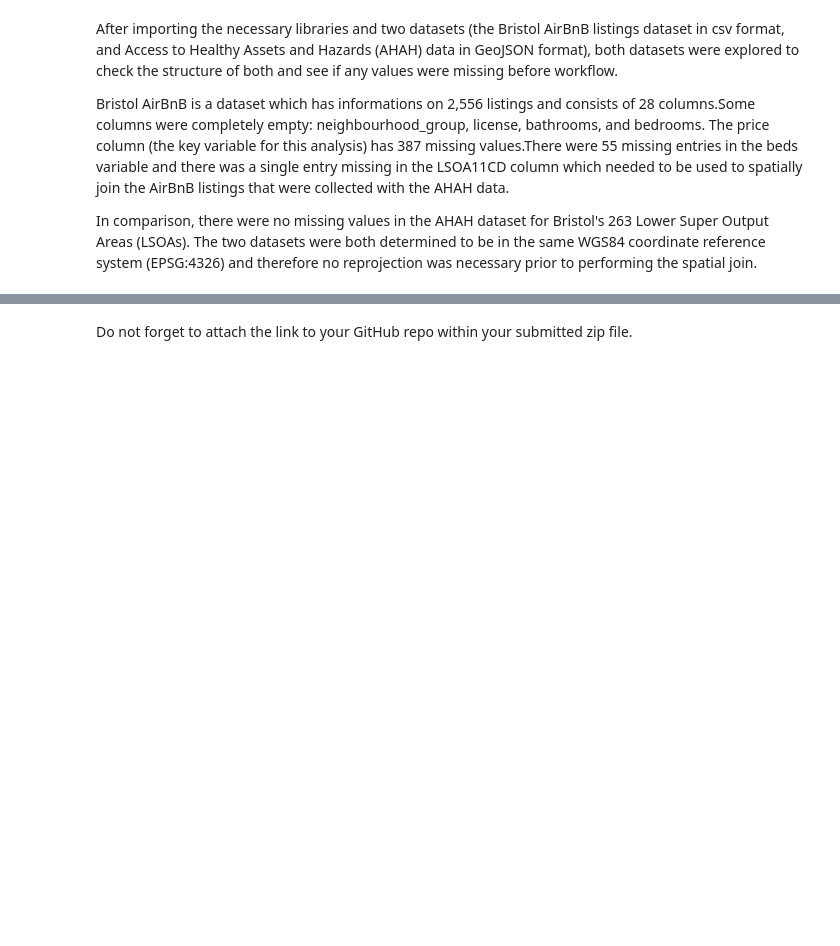
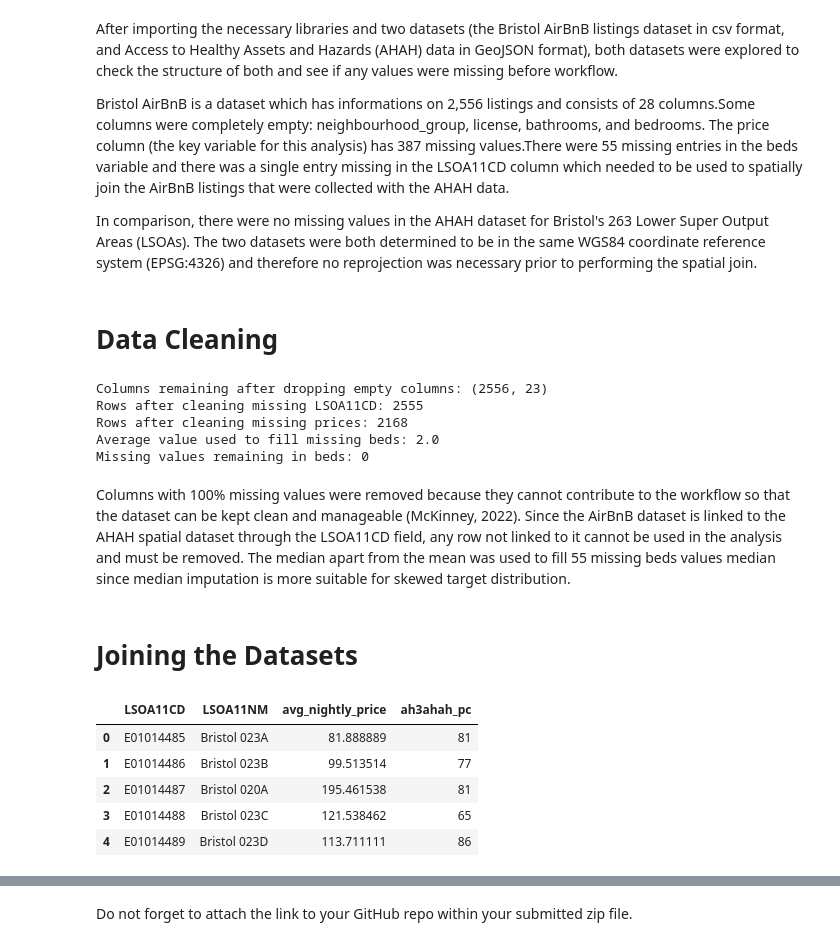
Before and after one commit to deeptanghosh02/GEOG5990M_Deeptanshu-Ghosh, a Jupyter notebook: GEOG5990M_Final_Project_resit.ipynb, the cells around one changed output, grey strips where cells are left out. Saved outputs shown, nothing was run; the diff lists cells and outputs as text; code cells hidden in the pictures; blank space fills up the shorter version.

```diff
--- a/GEOG5990M_Final_Project_resit.ipynb
+++ b/GEOG5990M_Final_Project_resit.ipynb
@@ -207,3 +207,36 @@ After importing the necessary libraries and two datasets (the Bristol AirBnB lis
 Bristol AirBnB is a dataset which has informations on 2,556 listings and consists of 28 columns.Some columns were completely empty: neighbourhood_group, license, bathrooms, and bedrooms. The price column (the key variable for this analysis) has 387 missing values.There were 55 missing entries in the beds variable and there was a single entry missing in the LSOA11CD column which needed to be used to spatially join the AirBnB listings that were collected with the AHAH data.
 
 In comparison, there were no missing values in the AHAH dataset for Bristol's 263 Lower Super Output Areas (LSOAs). The two datasets were both determined to be in the same WGS84 coordinate reference system (EPSG:4326) and therefore no reprojection was necessary prior to performing the spatial join.
+# %% [markdown]
+# **Data Cleaning**
+# %%
+#Cleaning columns that are entirely empty
+columns_to_clean= ['neighbourhood_group', 'license', 'bathrooms', 'bedrooms', 'Unnamed: 0']
+airbnb_clean = airbnb.drop(columns=columns_to_clean)
+print("Columns remaining after dropping empty columns:",airbnb_clean.shape)
+
+#Cleaning the one row where LSOA11CD is missing
+airbnb_clean = airbnb_clean.dropna(subset=['LSOA11CD'])
+print("Rows after cleaning missing LSOA11CD:", len(airbnb_clean))
+
+#Cleaning rows that have missing price values
+airbnb_clean = airbnb_clean.dropna(subset=['price'])
+print("Rows after cleaning missing prices:", len(airbnb_clean))
+
+#Filling missing 'beds' values with the column median
+beds_median = airbnb_clean['beds'].median()
+airbnb_clean['beds'] = airbnb_clean['beds'].fillna(beds_median)
+print("Average value used to fill missing beds:", beds_median)
+print("Missing values remaining in beds:", airbnb_clean['beds'].isnull().sum())
+# %% [output]
+Columns remaining after dropping empty columns: (2556, 23)
+Rows after cleaning missing LSOA11CD: 2555
+Rows after cleaning missing prices: 2168
+Average value used to fill missing beds: 2.0
+Missing values remaining in beds: 0
+# %% [markdown]
+Columns with 100% missing values were removed because they cannot contribute to the workflow so that the dataset can be kept clean and manageable (McKinney, 2022).
+Since the AirBnB dataset is linked to the AHAH spatial dataset through the  LSOA11CD field, any row not linked to it cannot be used in the analysis and must be removed.
+The median apart from the mean was used to fill 55 missing beds values median since median imputation is more suitable for  skewed target distribution.
+# %% [markdown]
+# **Joining the Datasets**
@@ -209,0 +250,10 @@ In comparison, there were no missing values in the AHAH dataset for Bristol's 26
+# %%
+#Exploring the joined datasets
+ahah_merged[['LSOA11CD', 'LSOA11NM', 'avg_nightly_price', 'ah3ahah_pc']].head()
+# %% [output]
+|  | LSOA11CD | LSOA11NM | avg_nightly_price | ah3ahah_pc |
+| 0 | E01014485 | Bristol 023A | 81.888889 | 81 |
+| 1 | E01014486 | Bristol 023B | 99.513514 | 77 |
+| 2 | E01014487 | Bristol 020A | 195.461538 | 81 |
+| 3 | E01014488 | Bristol 023C | 121.538462 | 65 |
+| 4 | E01014489 | Bristol 023D | 113.711111 | 86 |
```
Also changed, not shown: parts of 9 cells of this notebook.
